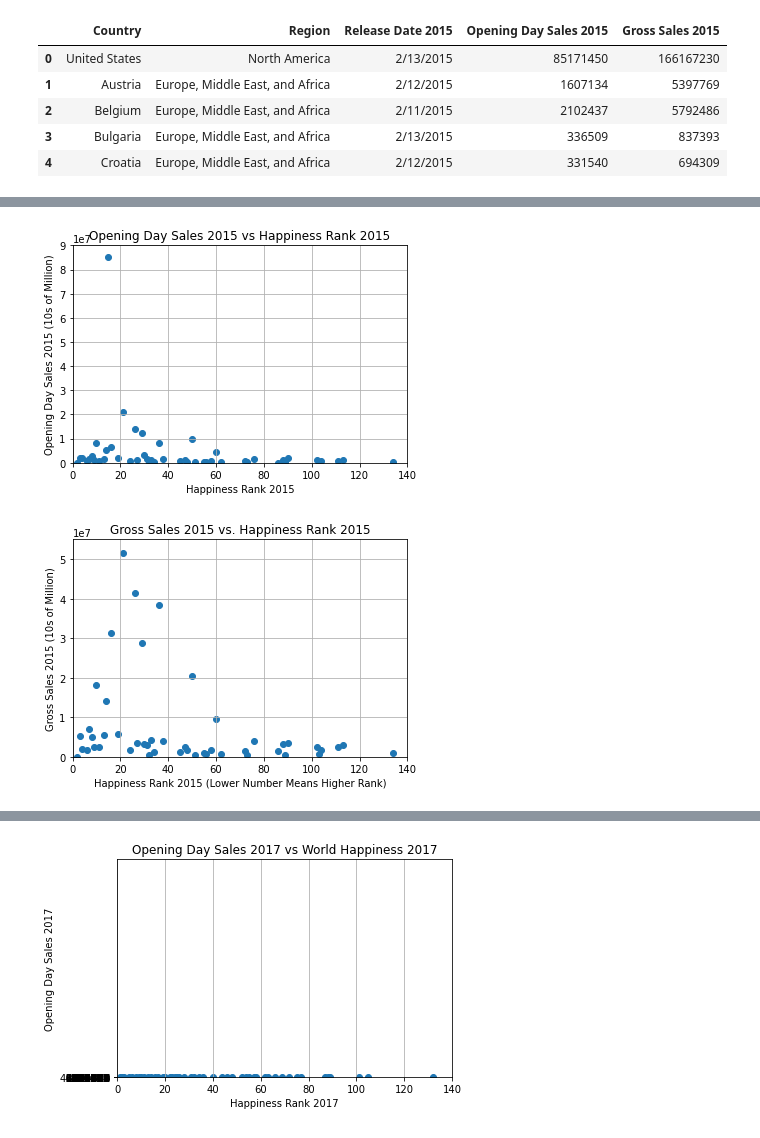
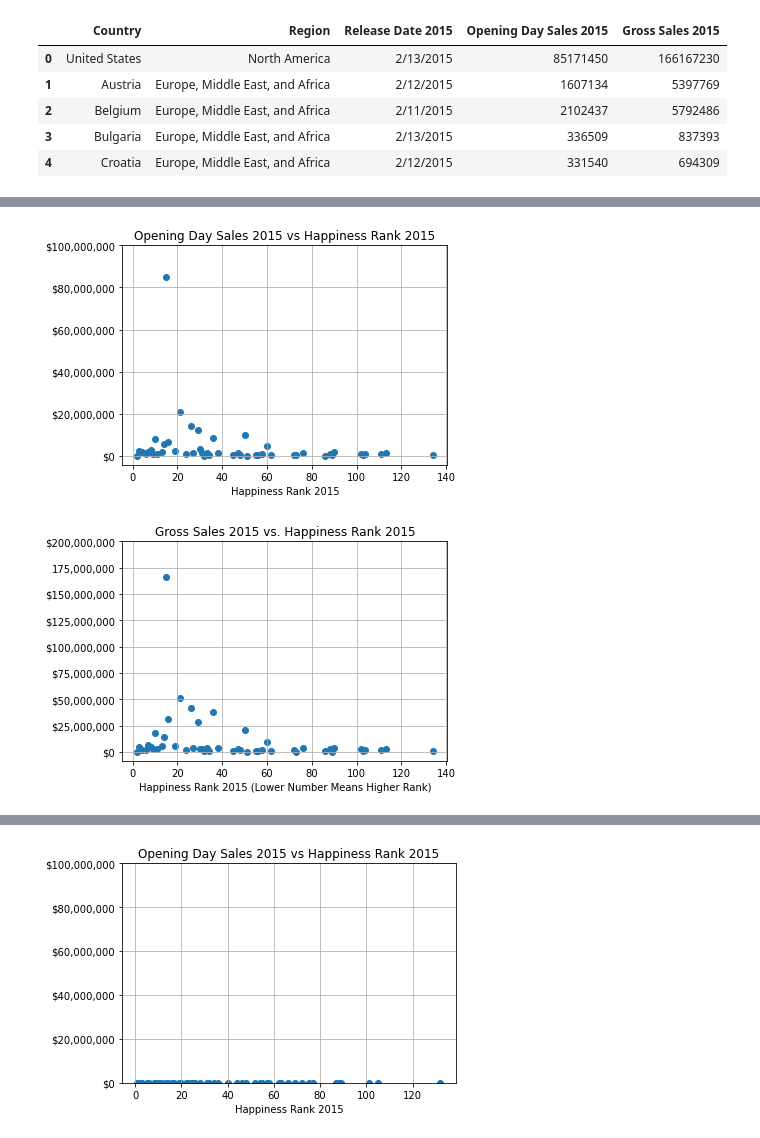
Before and after one commit to jaysueno/Group_Good_Guys, a Jupyter notebook: shades.ipynb, the cells around one changed output, grey strips where cells are left out. Saved outputs shown, nothing was run; the diff lists cells and outputs as text; code cells hidden in the pictures.

Commit message:
Charts and Updated shades.ipynb

```diff
--- a/shades.ipynb
+++ b/shades.ipynb
@@ -51,0 +46,22 @@ shades_df.head()
+# %%
+# Make a dataframe with only the target countries
+
+x_target = ['Germany', 'Mexico', 'Philippines', 'Singapore', 'United Kingdom', 'United States']
+
+y_gross_2015 = [41430653, 14148888, 3565511, 1837395, 51603774, 166167230]
+y_opening_2015 = [14135994, 5495154, 2047933,  641621, 20876148, 85171450]
+
+y_gross_2017 = [32709880, 6534100, 3399902, 1031387, 28583660, 114581250]
+y_opening_2017 = [8529213, 2692197, 1803492, 369593, 9241277, 46607250]
+
+y_ticks_gross  = [0,25000000,50000000,75000000,100000000,125000000,150000000,175000000,200000000]
+y_labels_gross = ['$0','$25,000,000','$50,000,000','$75,000,000','$100,000,000','$125,000,000','$150,000,000','175,000,000','$200,000,000']
+
+y_ticks_open = [0,20000000,40000000,60000000,80000000,100000000]
+y_labels_open = ['$0','$20,000,000','$40,000,000','$60,000,000','$80,000,000','$100,000,000']
+
+y_ticks_gross17 = [0,25000000,50000000,75000000,100000000,125000000]
+y_labels_gross17 = ['$0','$25,000,000','$50,000,000','$75,000,000','$100,000,000','$125,000,000']
+
+y_ticks_open17 = [0,10000000,20000000,30000000,40000000,50000000]
+y_labels_open17 = ['$0','$10,000,000','$20,000,000','$30,000,000','$40,000,000','$50,000,000']
@@ -82,18 +164,17 @@ merged15_df.set_index('Country').head()
 # %%
 # Create a ScatterPlot comparing Opening Day Sales of 50 Shades of Grey in 2015 vs World Happiness Rank 2015 by country
 
 x = merged15_df['2015_rank']
 y = merged15_df['Opening Day Sales 2015']
 plt.scatter(x, y)
 plt.title('Opening Day Sales 2015 vs Happiness Rank 2015')
 plt.xlabel('Happiness Rank 2015')
-plt.ylabel('Opening Day Sales 2015 (10s of Million)')
-plt.xlim(0, 140)
-plt.ylim(0, 90000000)
+plt.yticks(ticks=y_ticks_open,labels=y_labels_open)
+plt.tight_layout()
 plt.grid()
 plt.savefig('Charts/2015OpeningSalesVSHappiness.png')
 # %% [output]
-[figure, old version]
+[figure, new version]
 # %%
 # Create a ScatterPlot comparings Gross Sales of 50 Shades of Grey in 2015 vs World Happiness Rank 2015 by country
 
@@ -102,13 +183,12 @@ y = merged15_df['Gross Sales 2015']
 plt.scatter(x, y)
 plt.title('Gross Sales 2015 vs. Happiness Rank 2015')
 plt.xlabel('Happiness Rank 2015 (Lower Number Means Higher Rank)')
-plt.ylabel('Gross Sales 2015 (10s of Million)')
-plt.xlim(0, 140)
-plt.ylim(0, 55000000)
+plt.yticks(ticks=y_ticks_gross,labels=y_labels_gross)
+plt.tight_layout()
 plt.grid()
 plt.savefig('Charts/2015GrossSalesVSHappiness.png')
 # %% [output]
-[figure, old version]
+[figure, new version]
 # %%
 # merge Happiness Data from 2017 and 50 Shades Darker, the sequel to 50 Shades of Grey, which was released in 2017.
 # Sorted Country index alphabetically
@@ -143,15 +223,14 @@ merged17_df
 x = merged17_df['2017_rank']
 y = merged17_df['Opening Day Sales 2017']
 plt.scatter(x, y)
-plt.title('Opening Day Sales 2017 vs World Happiness 2017')
-plt.xlabel('Happiness Rank 2017')
-plt.ylabel('Opening Day Sales 2017')
-plt.xlim(0, 140)
-plt.ylim(0, 40000000)
+plt.title('Opening Day Sales 2015 vs Happiness Rank 2015')
+plt.xlabel('Happiness Rank 2015')
+plt.yticks(ticks=y_ticks_open,labels=y_labels_open)
 plt.grid()
+plt.tight_layout()
 plt.savefig('Charts/2017OpeningSalesVSHappiness.png')
 # %% [output]
-[figure, old version]
+[figure, new version]
 # %%
 # Create a ScatterPlot comparings Gross Sales of 50 Shades Darker in 2017 vs World Happiness Rank 2017 by country
 
```
Also changed, not shown: parts of 11 cells of this notebook, 10 other files.
